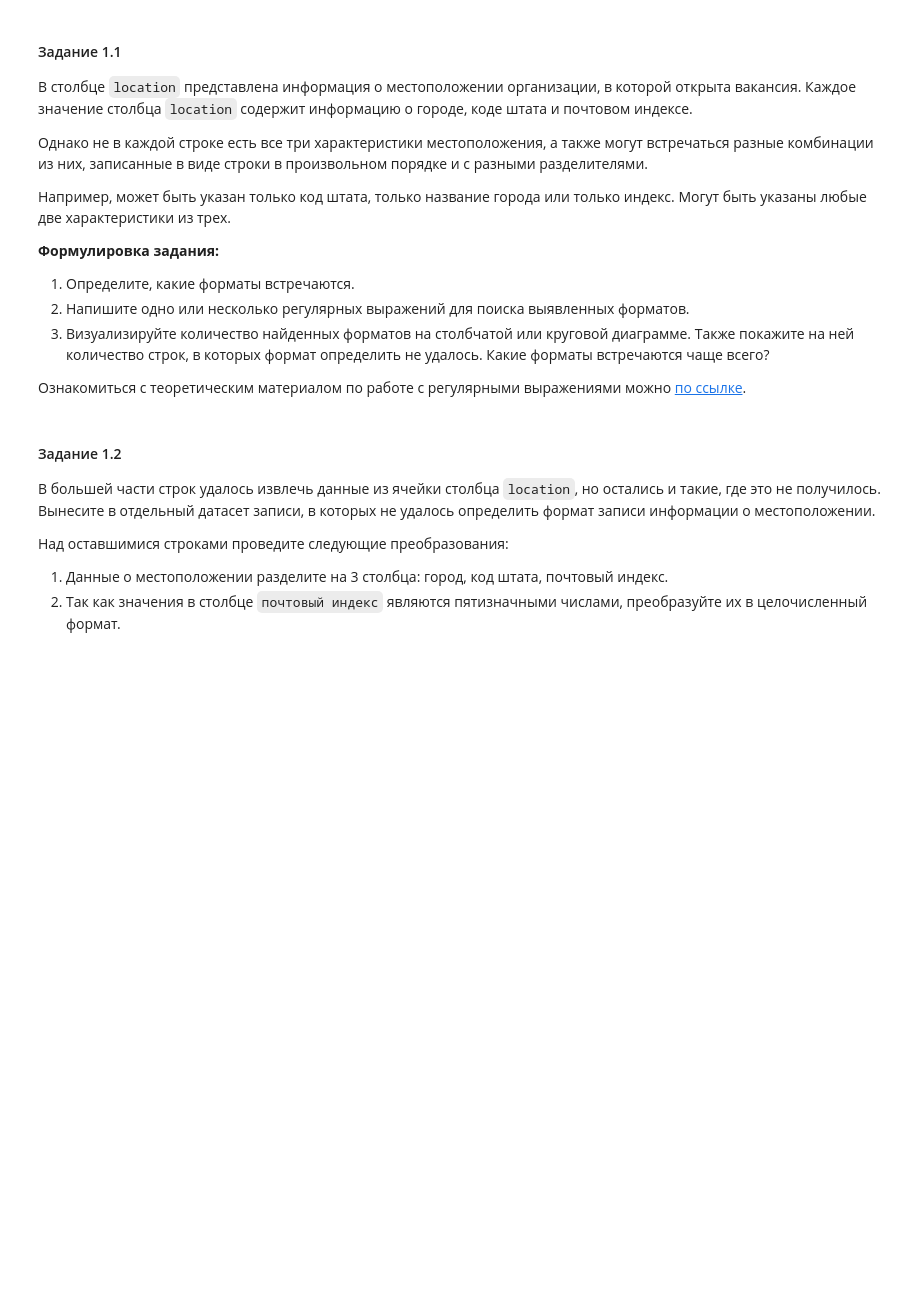
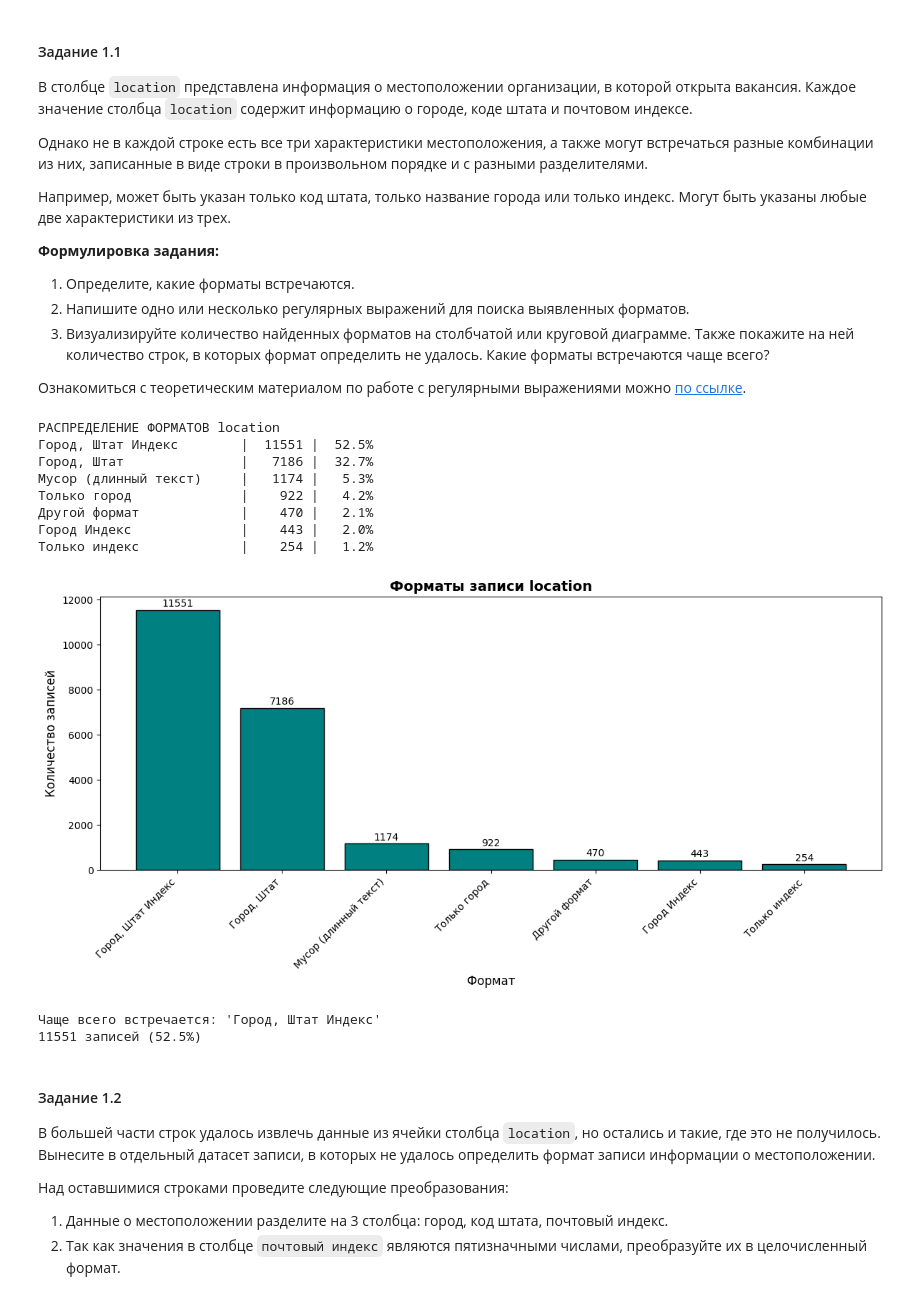
Before and after one commit to SvetaTrusova/LR2_Data_visualisation, a Jupyter notebook: labs/ЛР3_Обеспечение_качества_данных.ipynb, the cells around one changed output. Saved outputs shown, nothing was run; the diff lists cells and outputs as text; code cells hidden in the pictures; blank space fills up the shorter version.

```diff
--- a/labs/ЛР3_Обеспечение_качества_данных.ipynb
+++ b/labs/ЛР3_Обеспечение_качества_данных.ipynb
@@ -541,3 +440,80 @@ for jt in unique_jt[:10]:
+# %%
+# Список настоящих штатов США (для проверки)
+US_STATES = {
+    'AL', 'AK', 'AZ', 'AR', 'CA', 'CO', 'CT', 'DE', 'FL', 'GA',
+    'HI', 'ID', 'IL', 'IN', 'IA', 'KS', 'KY', 'LA', 'ME', 'MD',
+    'MA', 'MI', 'MN', 'MS', 'MO', 'MT', 'NE', 'NV', 'NH', 'NJ',
+    'NM', 'NY', 'NC', 'ND', 'OH', 'OK', 'OR', 'PA', 'RI', 'SC',
+    'SD', 'TN', 'TX', 'UT', 'VT', 'VA', 'WA', 'WV', 'WI', 'WY',
+    'DC', 'PR', 'GU', 'VI', 'AS', 'MP'
+}
+
+patterns = {
+    'Город, Штат Индекс': r'([A-Za-z\s]+),\s*([A-Z]{2})\s*(\d{5})',
+    'Город, Штат': r'([A-Za-z\s]+),\s*([A-Z]{2})$',
+    'Город Индекс': r'([A-Za-z\s]+)\s+(\d{5})$',
+    'Только город': r'^[A-Za-z\s]+$',
+    'Только индекс': r'^\d{5}$',
+}
+
+def get_location_format(location):
+    if pd.isna(location) or location == '':
+        return 'Пусто'
+
+    loc = str(location).strip()
+
+    for name, pattern in patterns.items():
+        if re.search(pattern, loc):
+            if 'Штат' in name:
+                state_match = re.search(r'([A-Z]{2})', loc)
+                if state_match and state_match.group(1) not in US_STATES:
+                    continue
+            return name
+
+    if len(loc) > 200:
+        return 'Мусор (длинный текст)'
+    return 'Другой формат'
+
+df['loc_format'] = df['location'].apply(get_location_format)
+
+format_counts = df['loc_format'].value_counts()
+
+print("РАСПРЕДЕЛЕНИЕ ФОРМАТОВ location")
+for fmt, cnt in format_counts.items():
+    print(f"{fmt:25} | {cnt:6} | {cnt/len(df)*100:5.1f}%")
+
+# Визуализация
+plt.figure(figsize=(12, 6))
+bars = plt.bar(format_counts.index, format_counts.values, color='teal', edgecolor='black')
+plt.title('Форматы записи location', fontsize=14, fontweight='bold')
+plt.xlabel('Формат', fontsize=12)
+plt.ylabel('Количество записей', fontsize=12)
+plt.xticks(rotation=45, ha='right')
+
+for bar in bars:
+    height = bar.get_height()
+    plt.text(bar.get_x() + bar.get_width()/2., height + 50,
+             f'{int(height)}', ha='center', va='bottom', fontsize=10)
+
+plt.tight_layout()
+plt.show()
+
+# Какой формат встречается чаще всего?
+most_common = format_counts.index[0]
+print(f"\nЧаще всего встречается: '{most_common}'")
+print(f"{format_counts[most_common]} записей ({format_counts[most_common]/len(df)*100:.1f}%)")
+# %% [output]
+РАСПРЕДЕЛЕНИЕ ФОРМАТОВ location
+Город, Штат Индекс        |  11551 |  52.5%
+Город, Штат               |   7186 |  32.7%
+Мусор (длинный текст)     |   1174 |   5.3%
+Только город              |    922 |   4.2%
+Другой формат             |    470 |   2.1%
+Город Индекс              |    443 |   2.0%
+Только индекс             |    254 |   1.2%
+[figure, added]
+Чаще всего встречается: 'Город, Штат Индекс'
+11551 записей (52.5%)
 # %% [markdown]
 #### Задание 1.2
 
```
Also changed, not shown: parts of 14 cells of this notebook.
